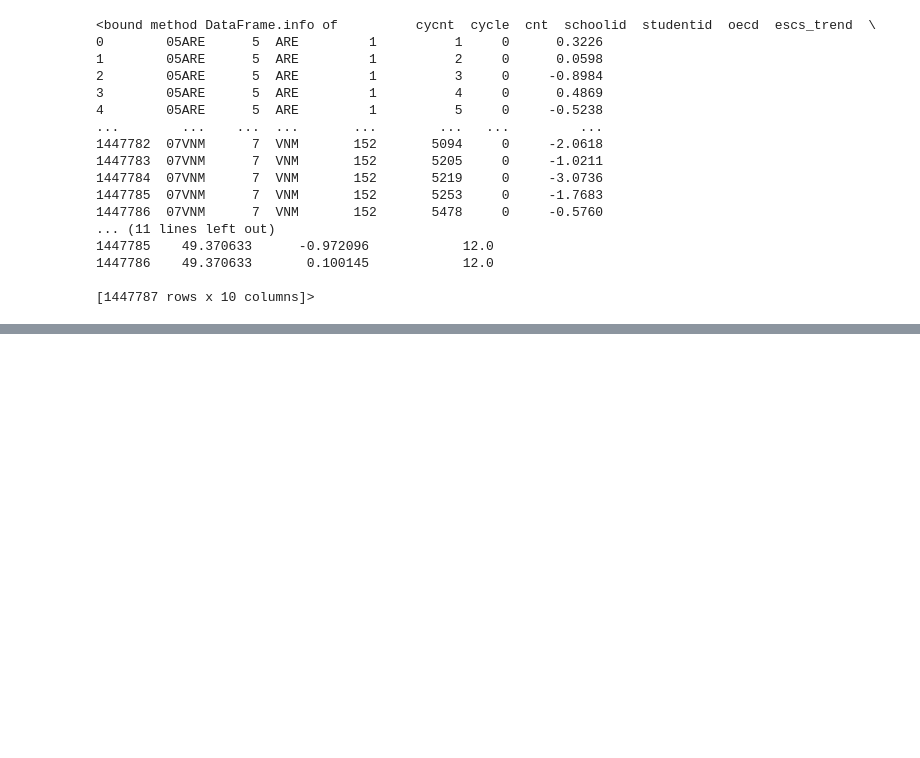
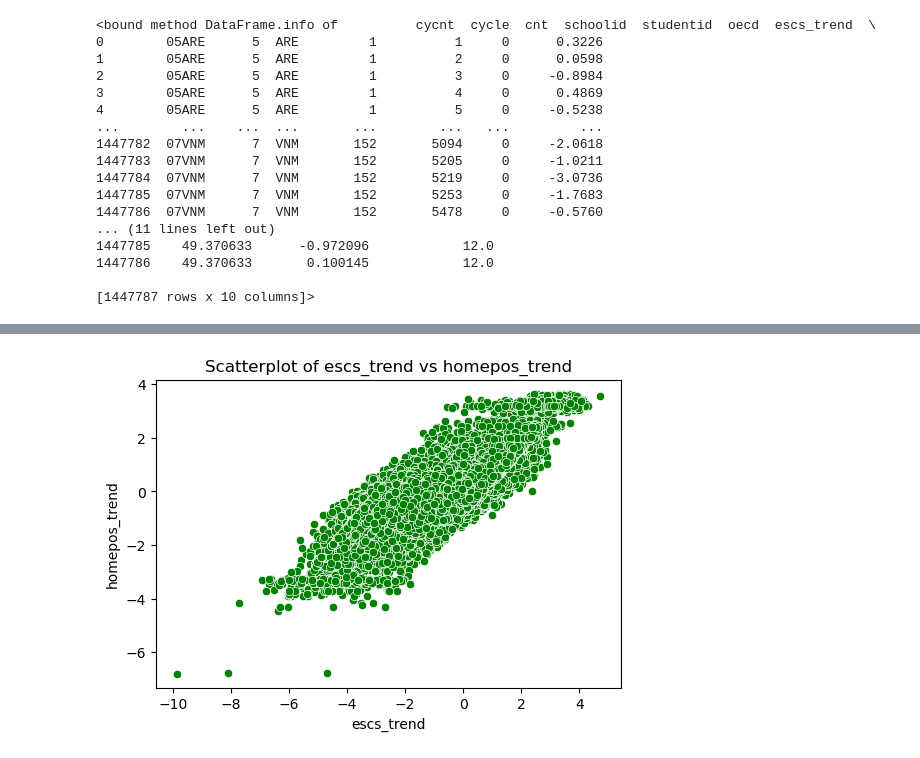
Before and after one commit to anitajn86/DATA-MINING-AND-ANALYTICS, a Jupyter notebook: PRACTICE 1/escsdata.ipynb, the cells around one changed output, grey strips where cells are left out. Cells and saved outputs as stored; diff of their text form; code cells hidden in the pictures; blank space fills up the shorter version.

```diff
--- a/PRACTICE 1/escsdata.ipynb
+++ b/PRACTICE 1/escsdata.ipynb
@@ -292,0 +333,9 @@ escsdata.info
+# %%
+#bivariate analysis
+#cont vs cont
+plt.figure(figsize=(6,4))
+sb.scatterplot(data=escsdata,x='escs_trend',y='homepos_trend', color='green')
+plt.title('Scatterplot of escs_trend vs homepos_trend')
+plt.show()
+# %% [output]
+[figure, added]
```
Also changed, not shown: parts of 6 cells of this notebook, 1 other file.
